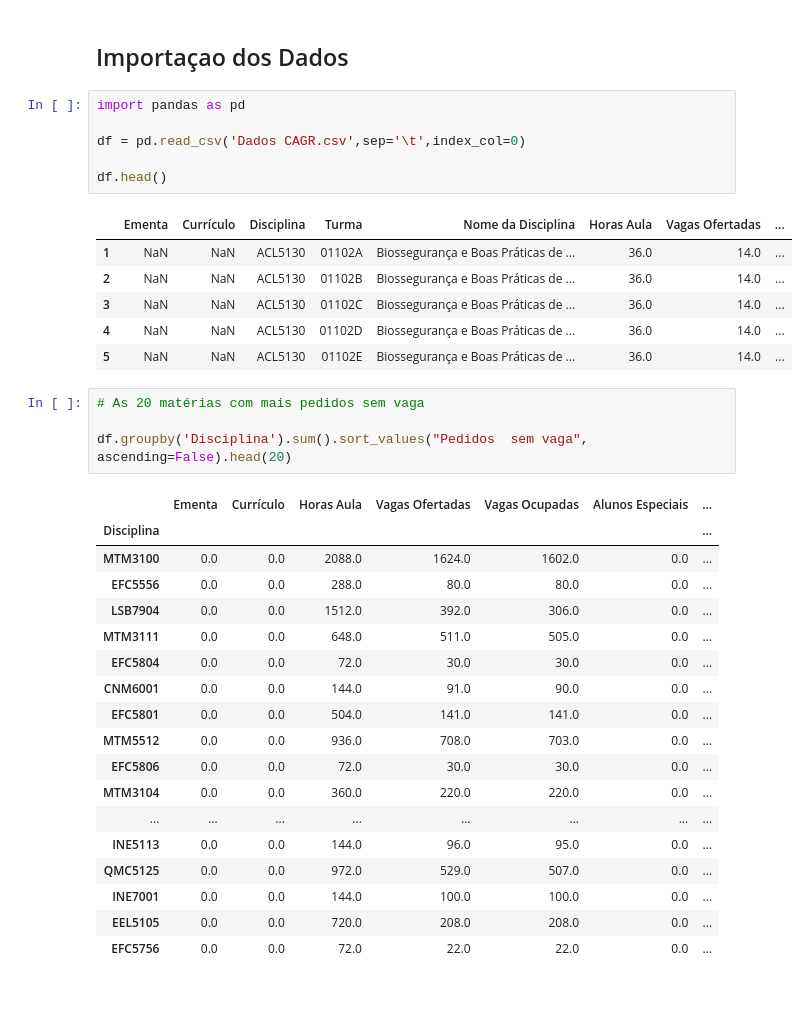
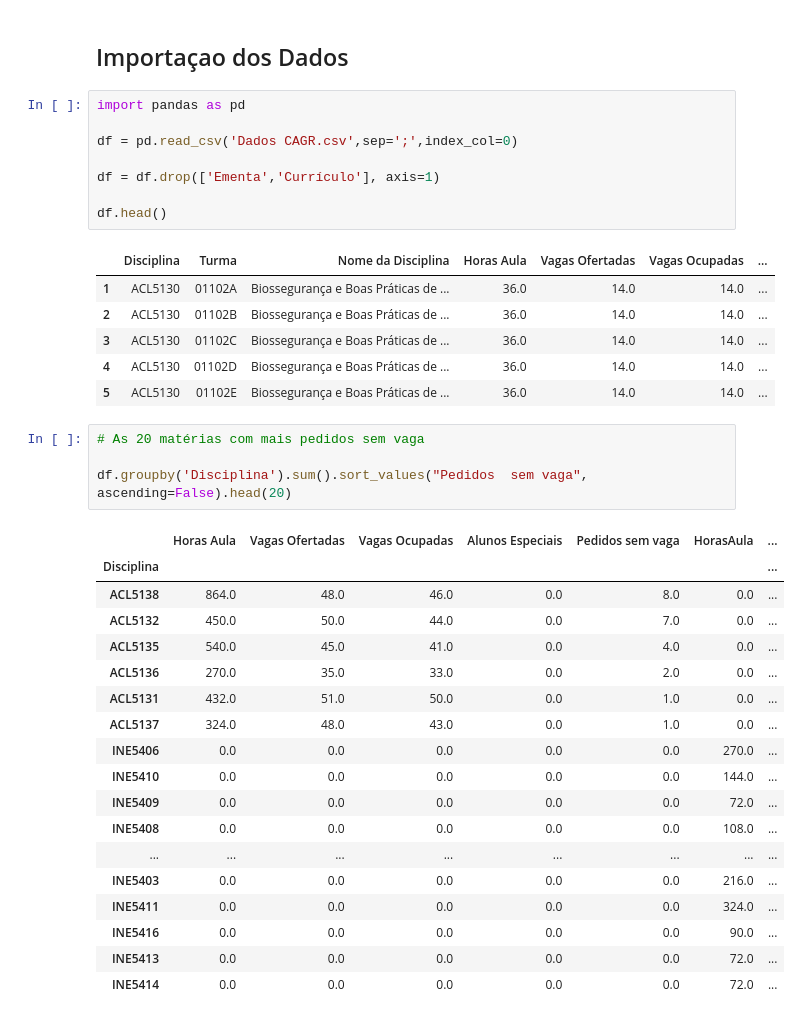
Before and after one commit to andrelucassc/cagr, a Jupyter notebook: Limpeza dos dados do CAGR.ipynb, the cells around one changed output. Cells and saved outputs as stored; diff of their text form.

```diff
--- a/Limpeza dos dados do CAGR.ipynb
+++ b/Limpeza dos dados do CAGR.ipynb
@@ -5,36 +5,38 @@
 # %%
 import pandas as pd
 
-df = pd.read_csv('Dados CAGR.csv',sep='\t',index_col=0)
+df = pd.read_csv('Dados CAGR.csv',sep=';',index_col=0)
+
+df = df.drop(['Ementa','Currículo'], axis=1)
 
 df.head()
 # %% [output]
-|  | Ementa | Currículo | Disciplina | Turma | Nome da Disciplina | Horas Aula | Vagas Ofertadas | ... |
-| 1 | NaN | NaN | ACL5130 | 01102A | Biossegurança e Boas Práticas de ... | 36.0 | 14.0 | ... |
-| 2 | NaN | NaN | ACL5130 | 01102B | Biossegurança e Boas Práticas de ... | 36.0 | 14.0 | ... |
-| 3 | NaN | NaN | ACL5130 | 01102C | Biossegurança e Boas Práticas de ... | 36.0 | 14.0 | ... |
-| 4 | NaN | NaN | ACL5130 | 01102D | Biossegurança e Boas Práticas de ... | 36.0 | 14.0 | ... |
-| 5 | NaN | NaN | ACL5130 | 01102E | Biossegurança e Boas Práticas de ... | 36.0 | 14.0 | ... |
+|  | Disciplina | Turma | Nome da Disciplina | Horas Aula | Vagas Ofertadas | Vagas Ocupadas | ... |
+| 1 | ACL5130 | 01102A | Biossegurança e Boas Práticas de ... | 36.0 | 14.0 | 14.0 | ... |
+| 2 | ACL5130 | 01102B | Biossegurança e Boas Práticas de ... | 36.0 | 14.0 | 14.0 | ... |
+| 3 | ACL5130 | 01102C | Biossegurança e Boas Práticas de ... | 36.0 | 14.0 | 14.0 | ... |
+| 4 | ACL5130 | 01102D | Biossegurança e Boas Práticas de ... | 36.0 | 14.0 | 14.0 | ... |
+| 5 | ACL5130 | 01102E | Biossegurança e Boas Práticas de ... | 36.0 | 14.0 | 14.0 | ... |
 # %%
 # As 20 matérias com mais pedidos sem vaga
 
 df.groupby('Disciplina').sum().sort_values("Pedidos  sem vaga", ascending=False).head(20)
 # %% [output]
-|  | Ementa | Currículo | Horas Aula | Vagas Ofertadas | Vagas Ocupadas | Alunos Especiais | ... |
+|  | Horas Aula | Vagas Ofertadas | Vagas Ocupadas | Alunos Especiais | Pedidos sem vaga | HorasAula | ... |
 | Disciplina |  |  |  |  |  |  | ... |
-| MTM3100 | 0.0 | 0.0 | 2088.0 | 1624.0 | 1602.0 | 0.0 | ... |
-| EFC5556 | 0.0 | 0.0 | 288.0 | 80.0 | 80.0 | 0.0 | ... |
-| LSB7904 | 0.0 | 0.0 | 1512.0 | 392.0 | 306.0 | 0.0 | ... |
-| MTM3111 | 0.0 | 0.0 | 648.0 | 511.0 | 505.0 | 0.0 | ... |
-| EFC5804 | 0.0 | 0.0 | 72.0 | 30.0 | 30.0 | 0.0 | ... |
-| CNM6001 | 0.0 | 0.0 | 144.0 | 91.0 | 90.0 | 0.0 | ... |
-| EFC5801 | 0.0 | 0.0 | 504.0 | 141.0 | 141.0 | 0.0 | ... |
-| MTM5512 | 0.0 | 0.0 | 936.0 | 708.0 | 703.0 | 0.0 | ... |
-| EFC5806 | 0.0 | 0.0 | 72.0 | 30.0 | 30.0 | 0.0 | ... |
-| MTM3104 | 0.0 | 0.0 | 360.0 | 220.0 | 220.0 | 0.0 | ... |
+| ACL5138 | 864.0 | 48.0 | 46.0 | 0.0 | 8.0 | 0.0 | ... |
+| ACL5132 | 450.0 | 50.0 | 44.0 | 0.0 | 7.0 | 0.0 | ... |
+| ACL5135 | 540.0 | 45.0 | 41.0 | 0.0 | 4.0 | 0.0 | ... |
+| ACL5136 | 270.0 | 35.0 | 33.0 | 0.0 | 2.0 | 0.0 | ... |
+| ACL5131 | 432.0 | 51.0 | 50.0 | 0.0 | 1.0 | 0.0 | ... |
+| ACL5137 | 324.0 | 48.0 | 43.0 | 0.0 | 1.0 | 0.0 | ... |
+| INE5406 | 0.0 | 0.0 | 0.0 | 0.0 | 0.0 | 270.0 | ... |
+| INE5410 | 0.0 | 0.0 | 0.0 | 0.0 | 0.0 | 144.0 | ... |
+| INE5409 | 0.0 | 0.0 | 0.0 | 0.0 | 0.0 | 72.0 | ... |
+| INE5408 | 0.0 | 0.0 | 0.0 | 0.0 | 0.0 | 108.0 | ... |
 | ... | ... | ... | ... | ... | ... | ... | ... |
-| INE5113 | 0.0 | 0.0 | 144.0 | 96.0 | 95.0 | 0.0 | ... |
-| QMC5125 | 0.0 | 0.0 | 972.0 | 529.0 | 507.0 | 0.0 | ... |
-| INE7001 | 0.0 | 0.0 | 144.0 | 100.0 | 100.0 | 0.0 | ... |
-| EEL5105 | 0.0 | 0.0 | 720.0 | 208.0 | 208.0 | 0.0 | ... |
-| EFC5756 | 0.0 | 0.0 | 72.0 | 22.0 | 22.0 | 0.0 | ... |
+| INE5403 | 0.0 | 0.0 | 0.0 | 0.0 | 0.0 | 216.0 | ... |
+| INE5411 | 0.0 | 0.0 | 0.0 | 0.0 | 0.0 | 324.0 | ... |
+| INE5416 | 0.0 | 0.0 | 0.0 | 0.0 | 0.0 | 90.0 | ... |
+| INE5413 | 0.0 | 0.0 | 0.0 | 0.0 | 0.0 | 72.0 | ... |
+| INE5414 | 0.0 | 0.0 | 0.0 | 0.0 | 0.0 | 72.0 | ... |
```
Also changed, not shown: parts of 10 cells of this notebook.
